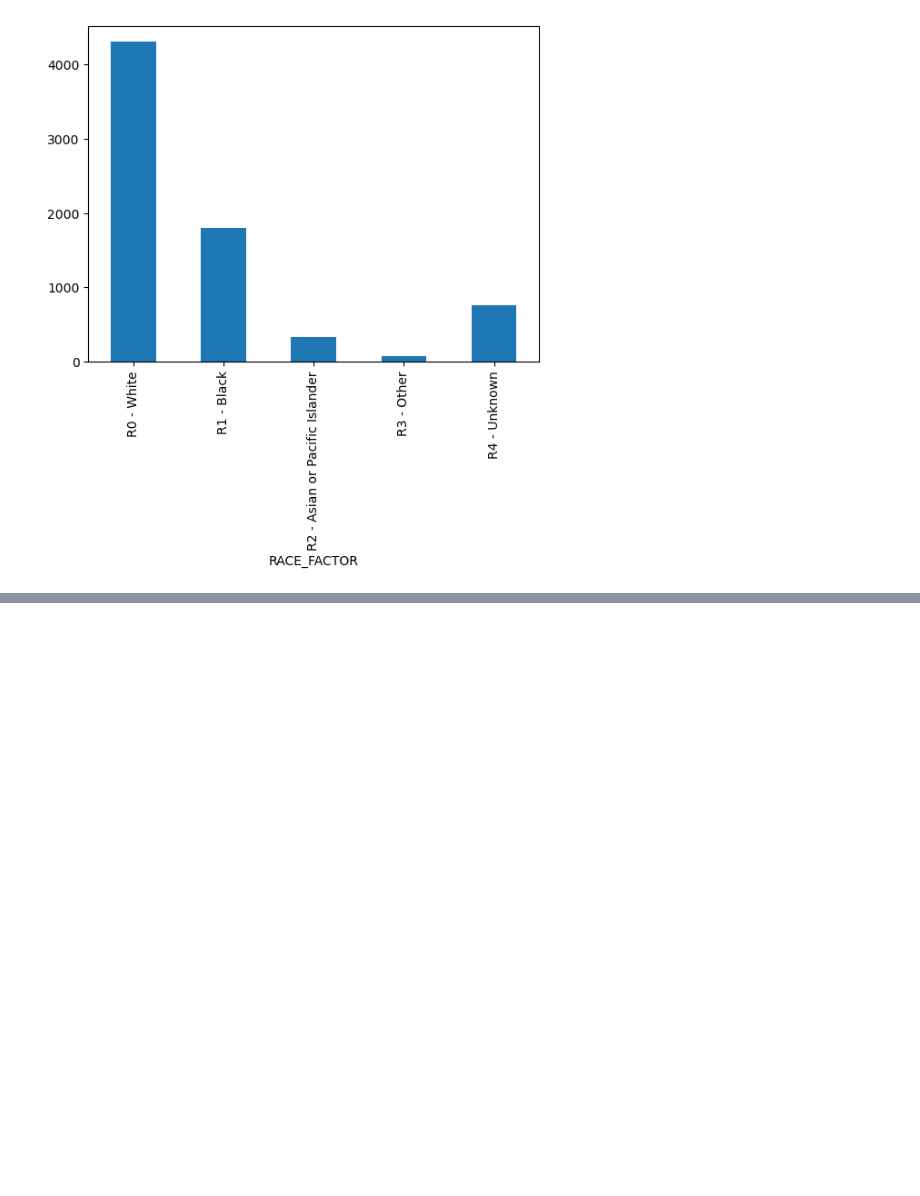
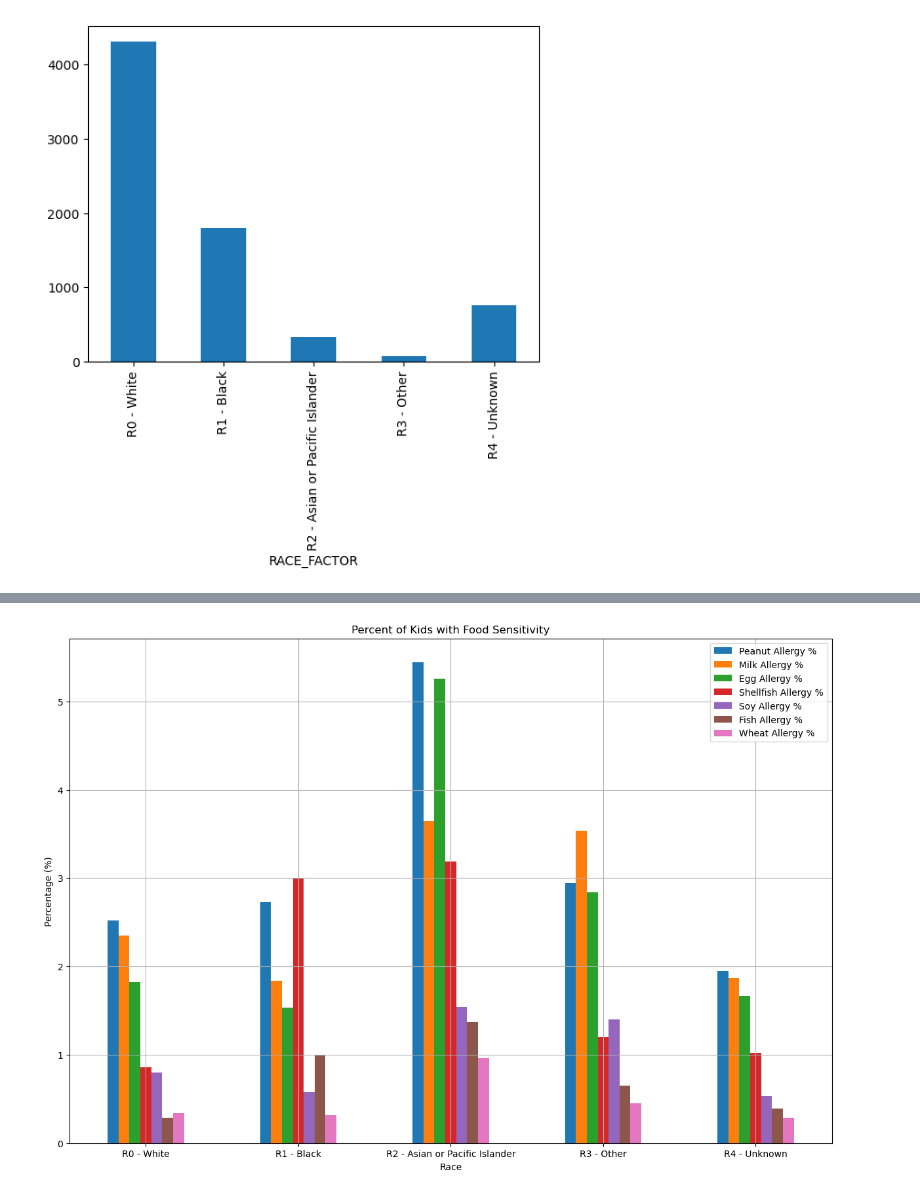
Before and after one commit to leahkrause/project_1, a Jupyter notebook: Allergy.ipynb, the cells around one changed output, grey strips where cells are left out. Saved outputs shown, nothing was run; the diff lists cells and outputs as text; code cells hidden in the pictures; blank space fills up the shorter version.

```diff
--- a/Allergy.ipynb
+++ b/Allergy.ipynb
@@ -277,0 +427,5 @@ Text(0.5, 1.0, 'Number of kids with a Milk Sensitivity')
+# %%
+percentages = [white_percentage, black_percentage, asian_percentage, other_percentage, unknown_percentage]
+race_df["Total Participant %"] = percentages
+race_df["Total Participant %"] = race_df["Total Participant %"].map("{:,.2f}%".format)
+race_df
@@ -277,0 +495,24 @@ Text(0.5, 1.0, 'Number of kids with a Milk Sensitivity')
+# %%
+#get stats for wheat
+wheat_white = round(wheat_df_clean[wheat_df_clean['RACE_FACTOR']=='R0 - White'].count()['SUBJECT_ID']/total_white*100,2)
+wheat_black = round(wheat_df_clean[wheat_df_clean['RACE_FACTOR']=='R1 - Black'].count()['SUBJECT_ID']/total_black*100,2)
+wheat_asian = round(wheat_df_clean[wheat_df_clean['RACE_FACTOR']=='R2 - Asian or Pacific Islander'].count()['SUBJECT_ID']/total_asian*100,2)
+wheat_other = round(wheat_df_clean[wheat_df_clean['RACE_FACTOR']=='R3 - Other'].count()['SUBJECT_ID']/total_other*100,2)
+wheat_unknown = round(wheat_df_clean[wheat_df_clean['RACE_FACTOR']=='R4 - Unknown'].count()['SUBJECT_ID']/total_unknown*100,2)
+wheat_percentages = [wheat_white,wheat_black,wheat_asian,wheat_other,wheat_unknown]
+# %%
+race_df["Peanut Allergy %"] = peanut_percentages
+race_df["Milk Allergy %"] = milk_percentages
+race_df["Egg Allergy %"] = egg_percentages
+race_df["Shellfish Allergy %"] = shellfish_percentages
+race_df["Soy Allergy %"] = soy_percentages
+race_df["Fish Allergy %"] = fish_percentages
+race_df["Wheat Allergy %"] = wheat_percentages
+#race_df["Peanut Allergy %"] = race_df["Peanut Allergy %"].map("{:,.2f}%".format)
+#race_df["Milk Allergy %"] = race_df["Milk Allergy %"].map("{:,.2f}%".format)
+#race_df["Egg Allergy %"] = race_df["Egg Allergy %"].map("{:,.2f}%".format)
+#race_df["Shellfish Allergy %"] = race_df["Shellfish Allergy %"].map("{:,.2f}%".format)
+#race_df["Soy Allergy %"] = race_df["Soy Allergy %"].map("{:,.2f}%".format)
+#race_df["Fish Allergy %"] = race_df["Fish Allergy %"].map("{:,.2f}%".format)
+#race_df["Wheat Allergy %"] = race_df["Wheat Allergy %"].map("{:,.2f}%".format)
+race_df
@@ -277,0 +527,3 @@ Text(0.5, 1.0, 'Number of kids with a Milk Sensitivity')
+# %%
+allergy_chart_df = race_df.drop(columns=['Total Participants', 'Total Participant %'])
+allergy_chart_df.info()
@@ -277,0 +545,14 @@ Text(0.5, 1.0, 'Number of kids with a Milk Sensitivity')
+# %%
+multi_plot = allergy_chart_df.plot(kind="bar", align = "center", figsize=(15,10))
+xticklabels = allergy_chart_df.index
+multi_plot.set_xticklabels(xticklabels, rotation=0, rotation_mode="anchor", ha="center", wrap=True)
+
+plt.title("Percent of Kids with Food Sensitivity")
+plt.xlabel("Race")
+plt.ylabel("Percentage (%)")
+plt.grid(True)
+plt.savefig("Images/percent_by_race.png")
+
+plt.show()
+# %% [output]
+[figure, added]
```
Also changed, not shown: parts of 29 cells of this notebook, 3 other files.
